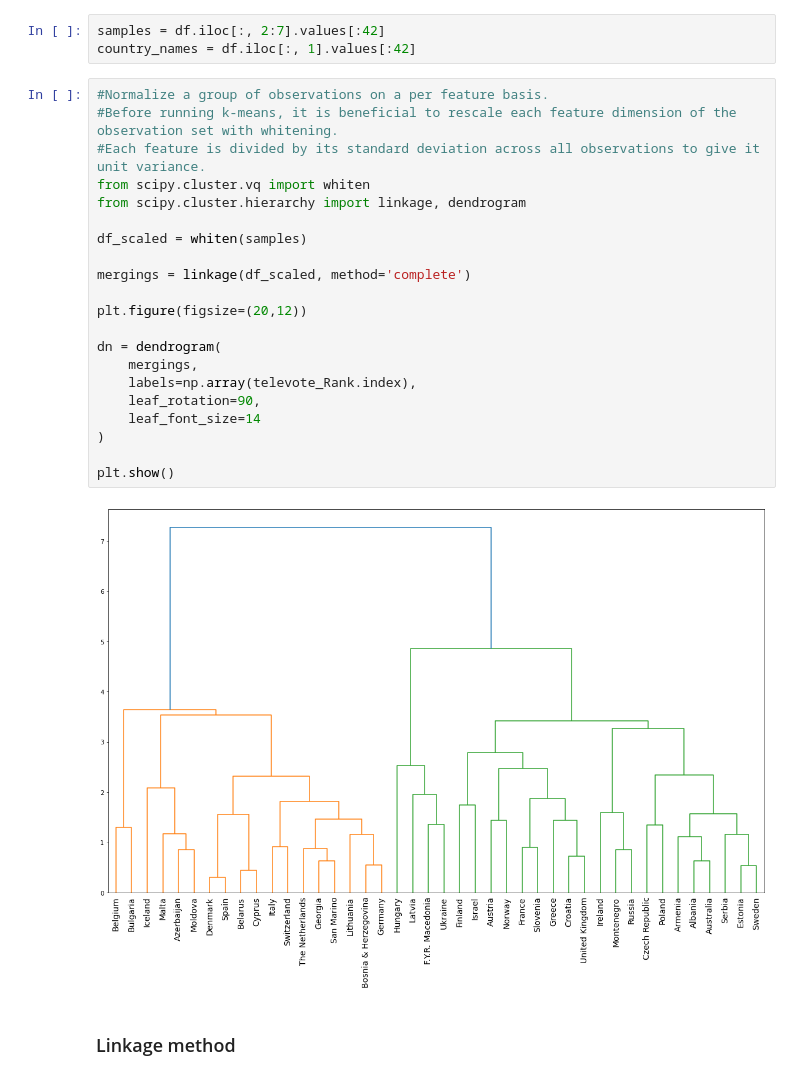
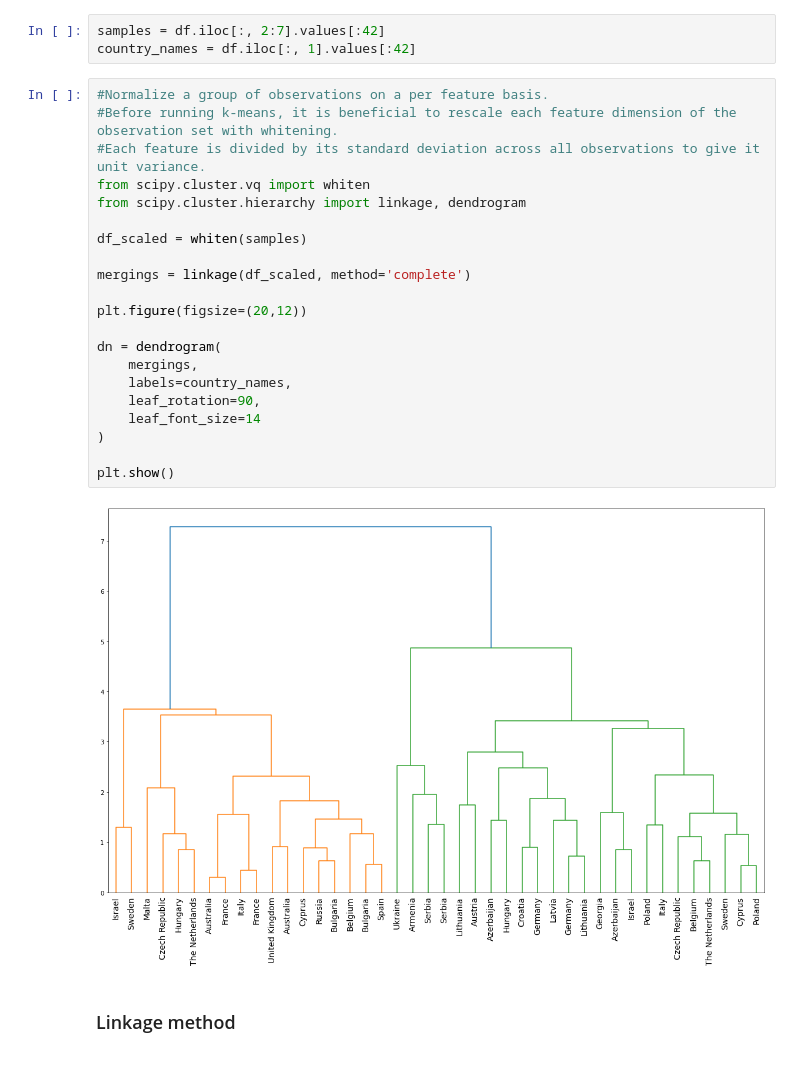
Before and after one commit to danielwon01/DataCamp_Data-Scientist-with-Python, a Jupyter notebook: ML/Unsupervised Learning/Visualization with hierarchical clustering and t-SNE.ipynb, the cells around one changed output. Cells and saved outputs as stored; diff of their text form.

```diff
--- a/ML/Unsupervised Learning/Visualization with hierarchical clustering and t-SNE.ipynb
+++ b/ML/Unsupervised Learning/Visualization with hierarchical clustering and t-SNE.ipynb
@@ -35,26 +35,26 @@ country_names = df.iloc[:, 1].values[:42]
 # %%
 #Normalize a group of observations on a per feature basis.
 #Before running k-means, it is beneficial to rescale each feature dimension of the observation set with whitening.
 #Each feature is divided by its standard deviation across all observations to give it unit variance.
 from scipy.cluster.vq import whiten
 from scipy.cluster.hierarchy import linkage, dendrogram
 
 df_scaled = whiten(samples)
 
 mergings = linkage(df_scaled, method='complete')
 
 plt.figure(figsize=(20,12))
 
 dn = dendrogram(
     mergings,
-    labels=np.array(televote_Rank.index),
+    labels=country_names,
     leaf_rotation=90,
     leaf_font_size=14
 )
 
 plt.show()
 # %% [output]
-[figure, old version]
+[figure, new version]
 # %% [markdown]
 ### Linkage method
 # %% [markdown]
```
Also changed, not shown: parts of 8 cells of this notebook, 6 other files.
